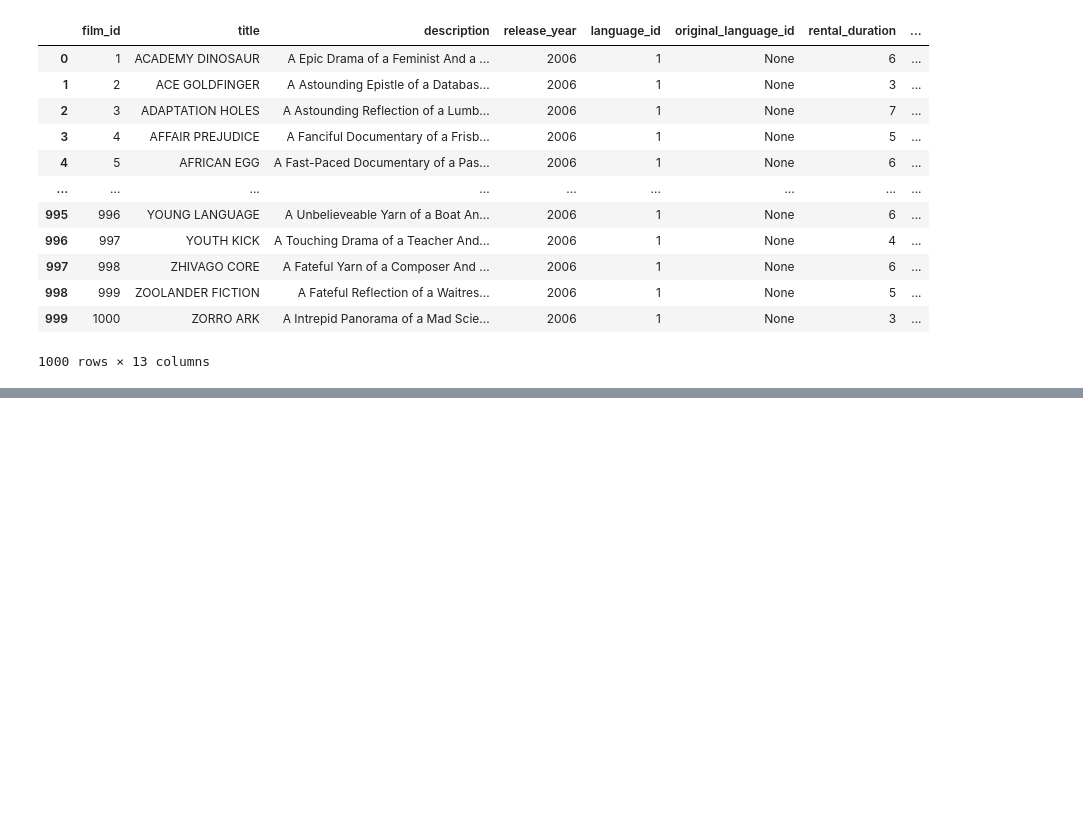
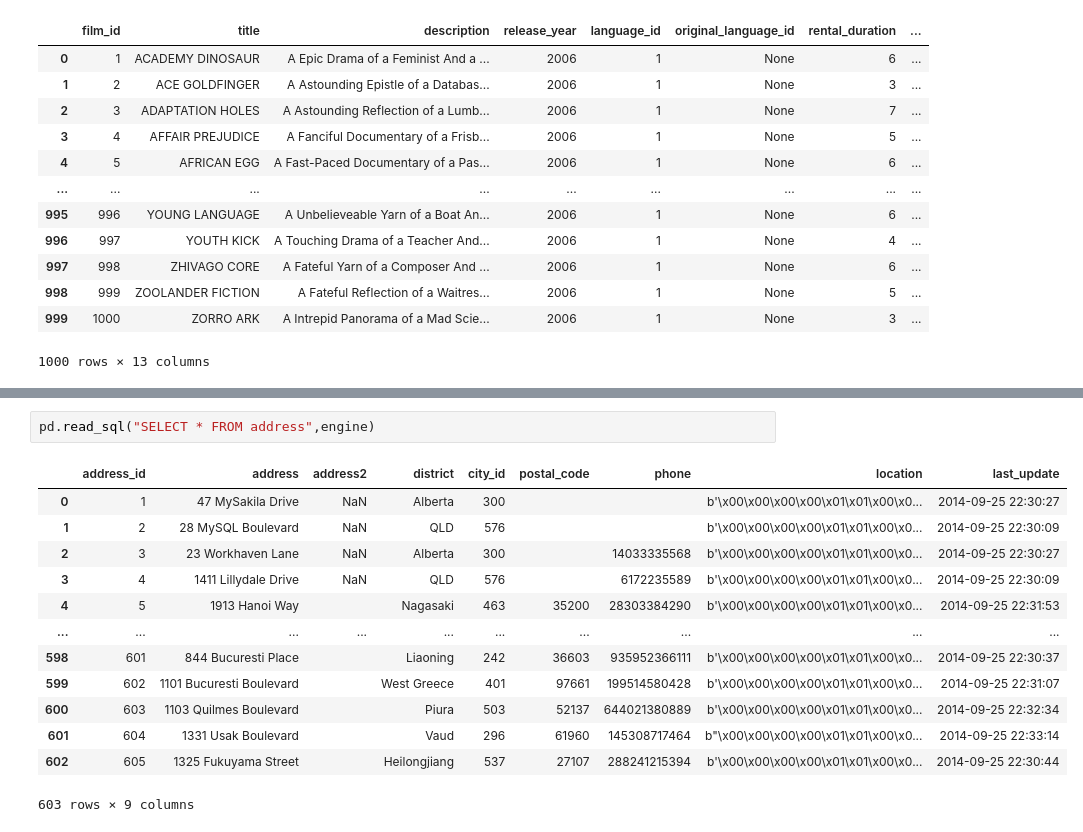
Before and after one commit to preciii7/practica_programacion, a Jupyter notebook: sql/ejercicios_sakila.ipynb, the cells around one changed output, grey strips where cells are left out. Drawn from its saved outputs; the diff is of its cells as text; blank space fills up the shorter version.

```diff
--- a/sql/ejercicios_sakila.ipynb
+++ b/sql/ejercicios_sakila.ipynb
@@ -442,0 +458,16 @@ Error:
+# %%
+pd.read_sql("SELECT * FROM address",engine)
+# %% [output]
+|  | address_id | address | address2 | district | city_id | postal_code | phone | location | last_update |
+| 0 | 1 | 47 MySakila Drive | NaN | Alberta | 300 |  |  | b'\x00\x00\x00\x00\x01\x01\x00\x0... | 2014-09-25 22:30:27 |
+| 1 | 2 | 28 MySQL Boulevard | NaN | QLD | 576 |  |  | b'\x00\x00\x00\x00\x01\x01\x00\x0... | 2014-09-25 22:30:09 |
+| 2 | 3 | 23 Workhaven Lane | NaN | Alberta | 300 |  | 14033335568 | b'\x00\x00\x00\x00\x01\x01\x00\x0... | 2014-09-25 22:30:27 |
+| 3 | 4 | 1411 Lillydale Drive | NaN | QLD | 576 |  | 6172235589 | b'\x00\x00\x00\x00\x01\x01\x00\x0... | 2014-09-25 22:30:09 |
+| 4 | 5 | 1913 Hanoi Way |  | Nagasaki | 463 | 35200 | 28303384290 | b'\x00\x00\x00\x00\x01\x01\x00\x0... | 2014-09-25 22:31:53 |
+| ... | ... | ... | ... | ... | ... | ... | ... | ... | ... |
+| 598 | 601 | 844 Bucuresti Place |  | Liaoning | 242 | 36603 | 935952366111 | b'\x00\x00\x00\x00\x01\x01\x00\x0... | 2014-09-25 22:30:37 |
+| 599 | 602 | 1101 Bucuresti Boulevard |  | West Greece | 401 | 97661 | 199514580428 | b'\x00\x00\x00\x00\x01\x01\x00\x0... | 2014-09-25 22:31:07 |
+| 600 | 603 | 1103 Quilmes Boulevard |  | Piura | 503 | 52137 | 644021380889 | b'\x00\x00\x00\x00\x01\x01\x00\x0... | 2014-09-25 22:32:34 |
+| 601 | 604 | 1331 Usak Boulevard |  | Vaud | 296 | 61960 | 145308717464 | b"\x00\x00\x00\x00\x01\x01\x00\x0... | 2014-09-25 22:33:14 |
+| 602 | 605 | 1325 Fukuyama Street |  | Heilongjiang | 537 | 27107 | 288241215394 | b'\x00\x00\x00\x00\x01\x01\x00\x0... | 2014-09-25 22:30:44 |
+603 rows × 9 columns
```
Also changed, not shown: parts of 9 cells of this notebook, 1 other file.
